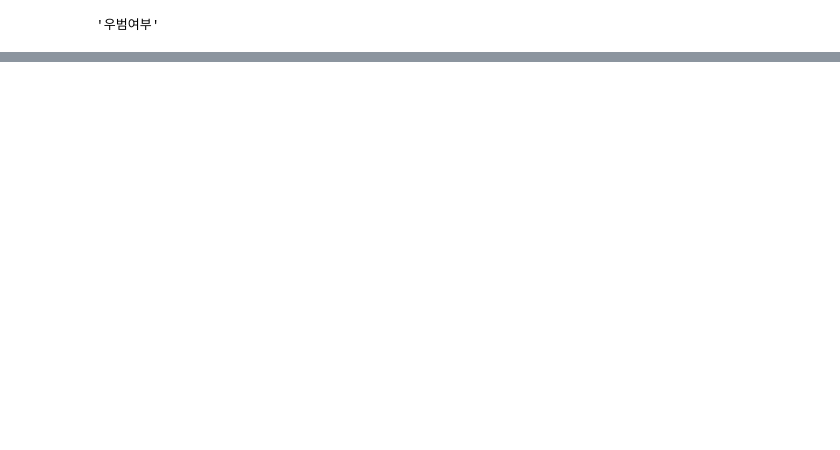
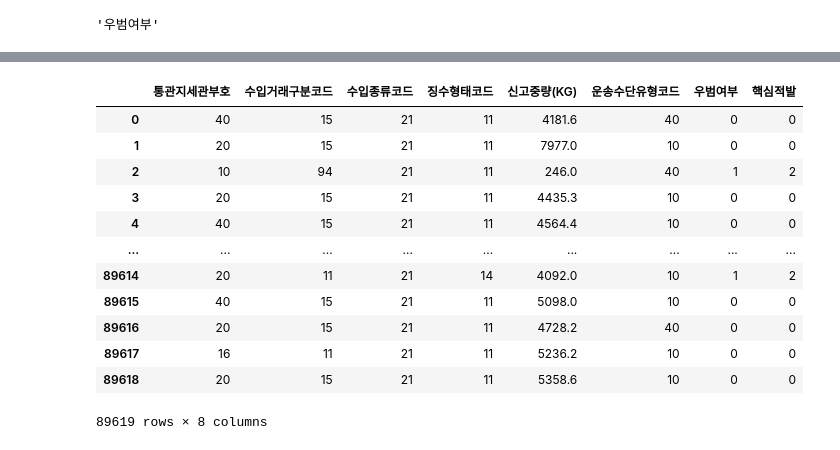
Before and after one commit to ahnsun98/WeHave5min, a Jupyter notebook: kijun/Untitled.ipynb, the cells around one changed output, grey strips where cells are left out. Cells and saved outputs as stored; diff of their text form; code cells hidden in the pictures; blank space fills up the shorter version.

```diff
--- a/kijun/Untitled.ipynb
+++ b/kijun/Untitled.ipynb
@@ -157,0 +158,12 @@ max_wgt : 24.613459
+# %%
+df = pd.read_csv('../data/train.csv', encoding = 'utf-8')
+
+is_wgt_over = df['신고중량(KG)'] > df['신고중량(KG)'].mean()
+is_wgt_less = df['신고중량(KG)'] <= df['신고중량(KG)'].mean()
+
+df1 = df[is_wgt_over]
+df2 = df[is_wgt_less]
+
+corrdf1 = df1[['신고중량(KG)','우범여부']].corr()
+corrdf2 = df2[['신고중량(KG)','우범여부']].corr()
+corrdf2
@@ -157,0 +182,23 @@ max_wgt : 24.613459
+# %%
+df=df.drop(columns=['신고번호','신고일자','신고인부호',
+                                 '수입자부호','수입통관계획코드','수입신고구분코드',
+                                 '과세가격원화금액',
+                                 '반입보세구역부호','HS10단위부호','적출국가코드',
+                                 '원산지국가코드','관세율구분코드','관세율',
+                                 '해외거래처부호','특송업체부호'])
+
+df
+# %% [output]
+|  | 통관지세관부호 | 수입거래구분코드 | 수입종류코드 | 징수형태코드 | 신고중량(KG) | 운송수단유형코드 | 우범여부 | 핵심적발 |
+| 0 | 40 | 15 | 21 | 11 | 4181.6 | 40 | 0 | 0 |
+| 1 | 20 | 15 | 21 | 11 | 7977.0 | 10 | 0 | 0 |
+| 2 | 10 | 94 | 21 | 11 | 246.0 | 40 | 1 | 2 |
+| 3 | 20 | 15 | 21 | 11 | 4435.3 | 10 | 0 | 0 |
+| 4 | 40 | 15 | 21 | 11 | 4564.4 | 10 | 0 | 0 |
+| ... | ... | ... | ... | ... | ... | ... | ... | ... |
+| 89614 | 20 | 11 | 21 | 14 | 4092.0 | 10 | 1 | 2 |
+| 89615 | 40 | 15 | 21 | 11 | 5098.0 | 10 | 0 | 0 |
+| 89616 | 20 | 15 | 21 | 11 | 4728.2 | 40 | 0 | 0 |
+| 89617 | 16 | 11 | 21 | 11 | 5236.2 | 10 | 0 | 0 |
+| 89618 | 20 | 15 | 21 | 11 | 5358.6 | 10 | 0 | 0 |
+89619 rows × 8 columns
```
Also changed, not shown: parts of 19 cells of this notebook, 3 other files.
